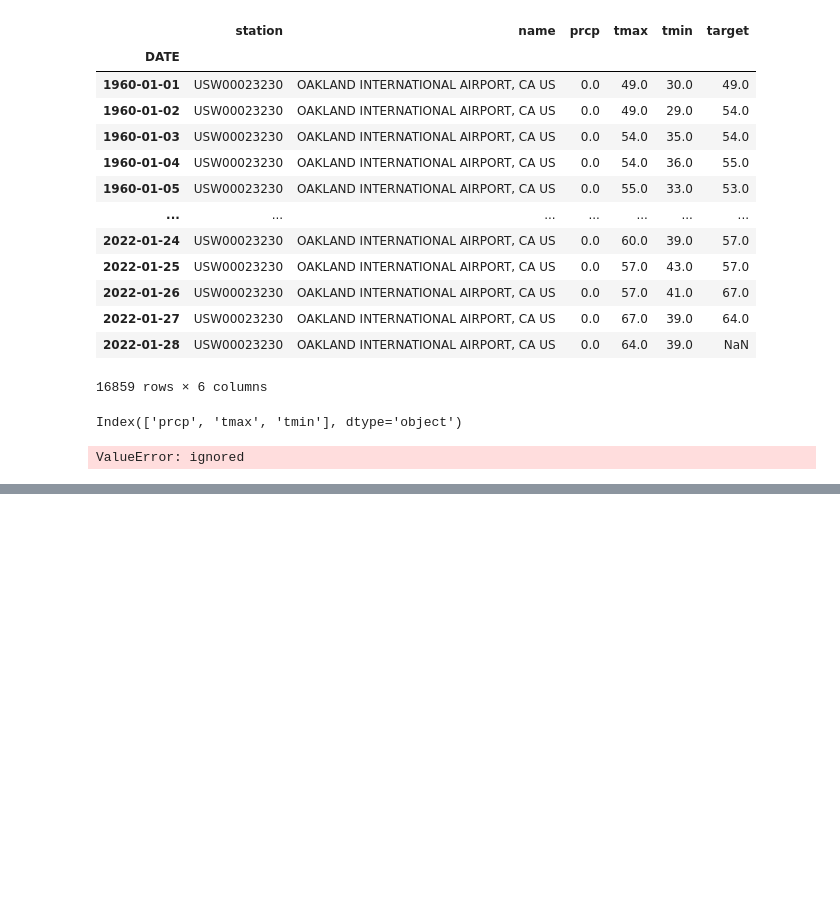
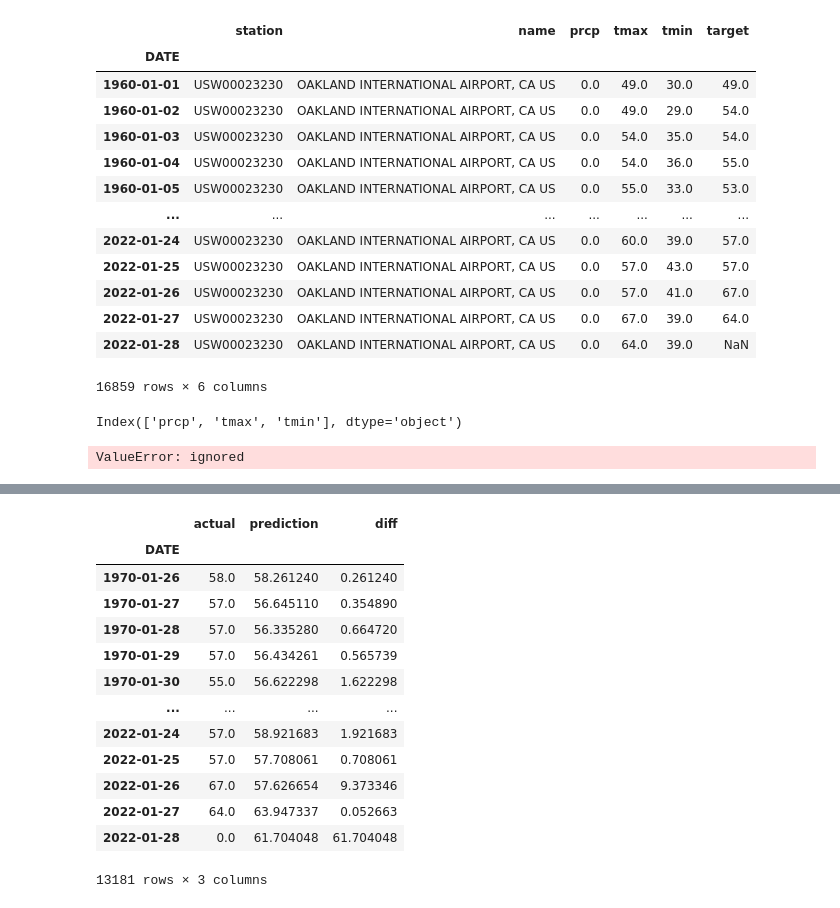
Before and after one commit to bimsi/weather-prediction, a Jupyter notebook: weather_yt.ipynb, the cells around one changed output, grey strips where cells are left out. Drawn from its saved outputs; the diff is of its cells as text; code cells hidden in the pictures; blank space fills up the shorter version.

```diff
--- a/weather_yt.ipynb
+++ b/weather_yt.ipynb
@@ -241,0 +329,17 @@ ValueError: ignored
+# %%
+predictions
+# %% [output]
+|  | actual | prediction | diff |
+| DATE |  |  |  |
+| 1970-01-26 | 58.0 | 58.261240 | 0.261240 |
+| 1970-01-27 | 57.0 | 56.645110 | 0.354890 |
+| 1970-01-28 | 57.0 | 56.335280 | 0.664720 |
+| 1970-01-29 | 57.0 | 56.434261 | 0.565739 |
+| 1970-01-30 | 55.0 | 56.622298 | 1.622298 |
+| ... | ... | ... | ... |
+| 2022-01-24 | 57.0 | 58.921683 | 1.921683 |
+| 2022-01-25 | 57.0 | 57.708061 | 0.708061 |
+| 2022-01-26 | 67.0 | 57.626654 | 9.373346 |
+| 2022-01-27 | 64.0 | 63.947337 | 0.052663 |
+| 2022-01-28 | 0.0 | 61.704048 | 61.704048 |
+13181 rows × 3 columns
```
Also changed, not shown: parts of 11 cells of this notebook.
